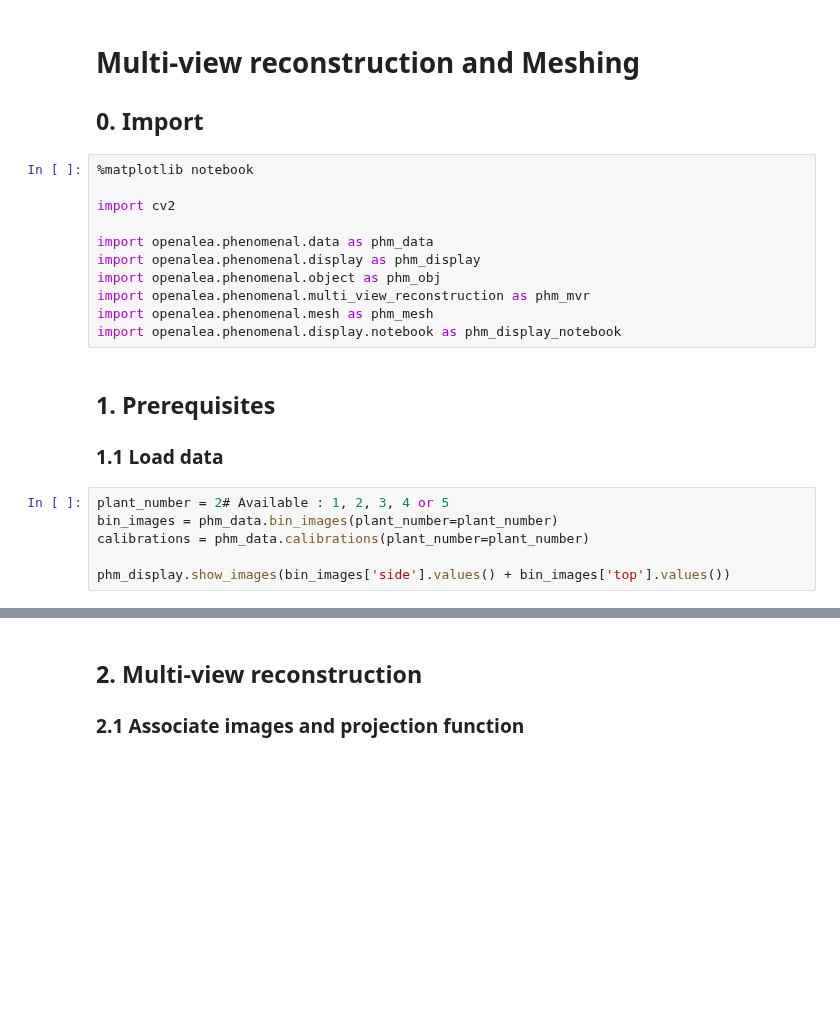
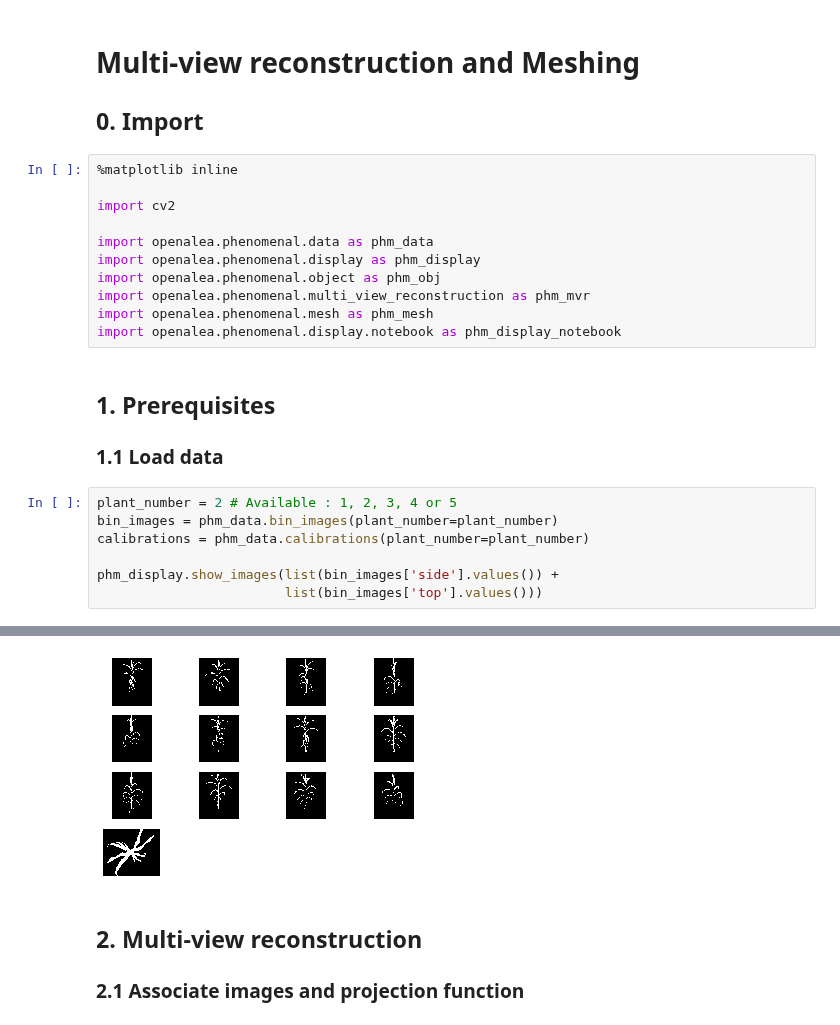
Before and after one commit to openalea/phenomenal, a Jupyter notebook: examples/Multi-view reconstruction and Meshing.ipynb, the cells around one changed output, grey strips where cells are left out. Drawn from its saved outputs; the diff is of its cells as text; blank space fills up the shorter version.

```diff
--- a/examples/Multi-view reconstruction and Meshing.ipynb
+++ b/examples/Multi-view reconstruction and Meshing.ipynb
@@ -3,7 +3,7 @@
 
 ## 0. Import
 # %%
-%matplotlib notebook
+%matplotlib inline
 
 import cv2
 
@@ -18,9 +18,10 @@ import openalea.phenomenal.display.notebook as phm_display_notebook
 
 ### 1.1 Load data
 # %%
-plant_number = 2# Available : 1, 2, 3, 4 or 5
+plant_number = 2 # Available : 1, 2, 3, 4 or 5
 bin_images = phm_data.bin_images(plant_number=plant_number)
 calibrations = phm_data.calibrations(plant_number=plant_number)
 
-phm_display.show_images(bin_images['side'].values() + bin_images['top'].values())
+phm_display.show_images(list(bin_images['side'].values()) +
+                        list(bin_images['top'].values()))
 # %% [output]
@@ -29,3 +28,4 @@ phm_display.show_images(bin_images['side'].values() + bin_images['top'].values()
+[figure, added]
 # %% [markdown]
 ## 2. Multi-view reconstruction
 
```
Also changed, not shown: parts of 5 cells of this notebook, 24 other files.
